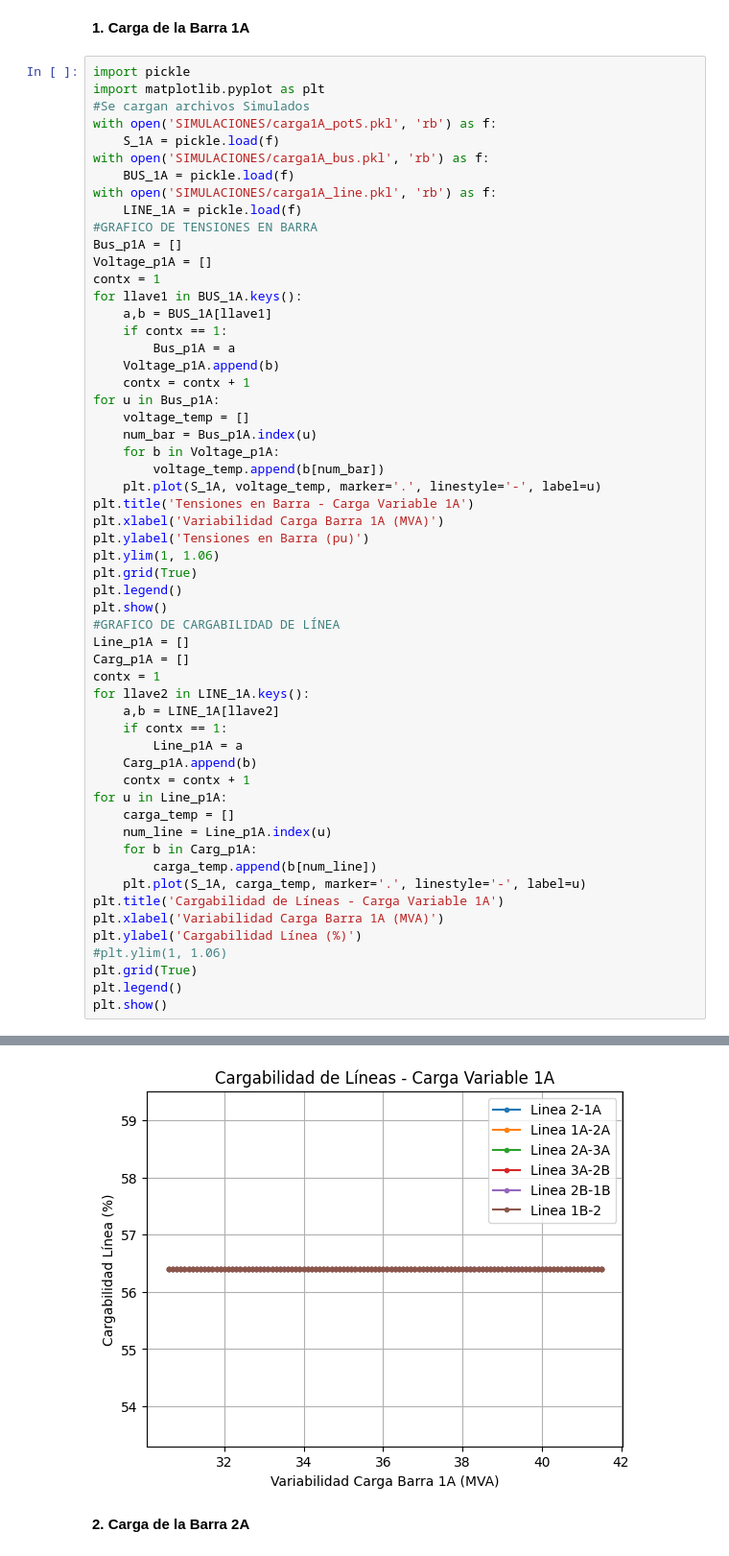
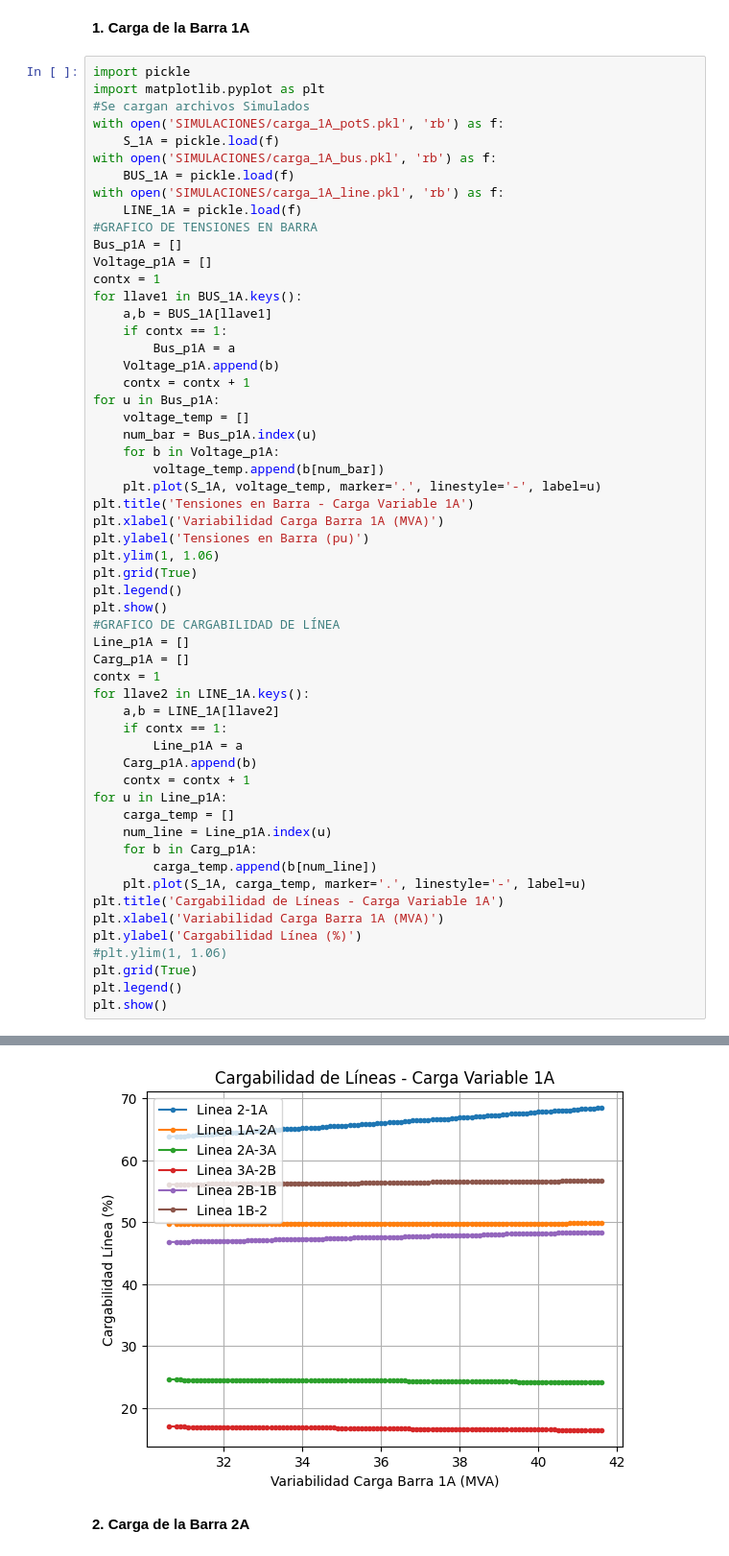
Before and after one commit to Subatchi/G5B_SEP1_S1_2024, a Jupyter notebook: TAREA I.ipynb, the cells around one changed output, grey strips where cells are left out. Shown: that part at 96% size. Drawn from its saved outputs; the diff is of its cells as text.

```diff
--- a/TAREA I.ipynb
+++ b/TAREA I.ipynb
@@ -831,11 +855,11 @@ with open('SIMULACIONES/carga1B_line.pkl', 'wb') as f:
 import pickle
 import matplotlib.pyplot as plt
 #Se cargan archivos Simulados
-with open('SIMULACIONES/carga1A_potS.pkl', 'rb') as f:
+with open('SIMULACIONES/carga_1A_potS.pkl', 'rb') as f:
     S_1A = pickle.load(f)
-with open('SIMULACIONES/carga1A_bus.pkl', 'rb') as f:
+with open('SIMULACIONES/carga_1A_bus.pkl', 'rb') as f:
     BUS_1A = pickle.load(f)
-with open('SIMULACIONES/carga1A_line.pkl', 'rb') as f:
+with open('SIMULACIONES/carga_1A_line.pkl', 'rb') as f:
     LINE_1A = pickle.load(f)
 #GRAFICO DE TENSIONES EN BARRA
 Bus_p1A = []
@@ -888,4 +912,4 @@ plt.show()
-[figure, old version]
+[figure, new version]
 # %% [markdown]
 **2. Carga de la Barra 2A**
 # %%
```
Also changed, not shown: parts of 6 cells of this notebook, 30 other files.
